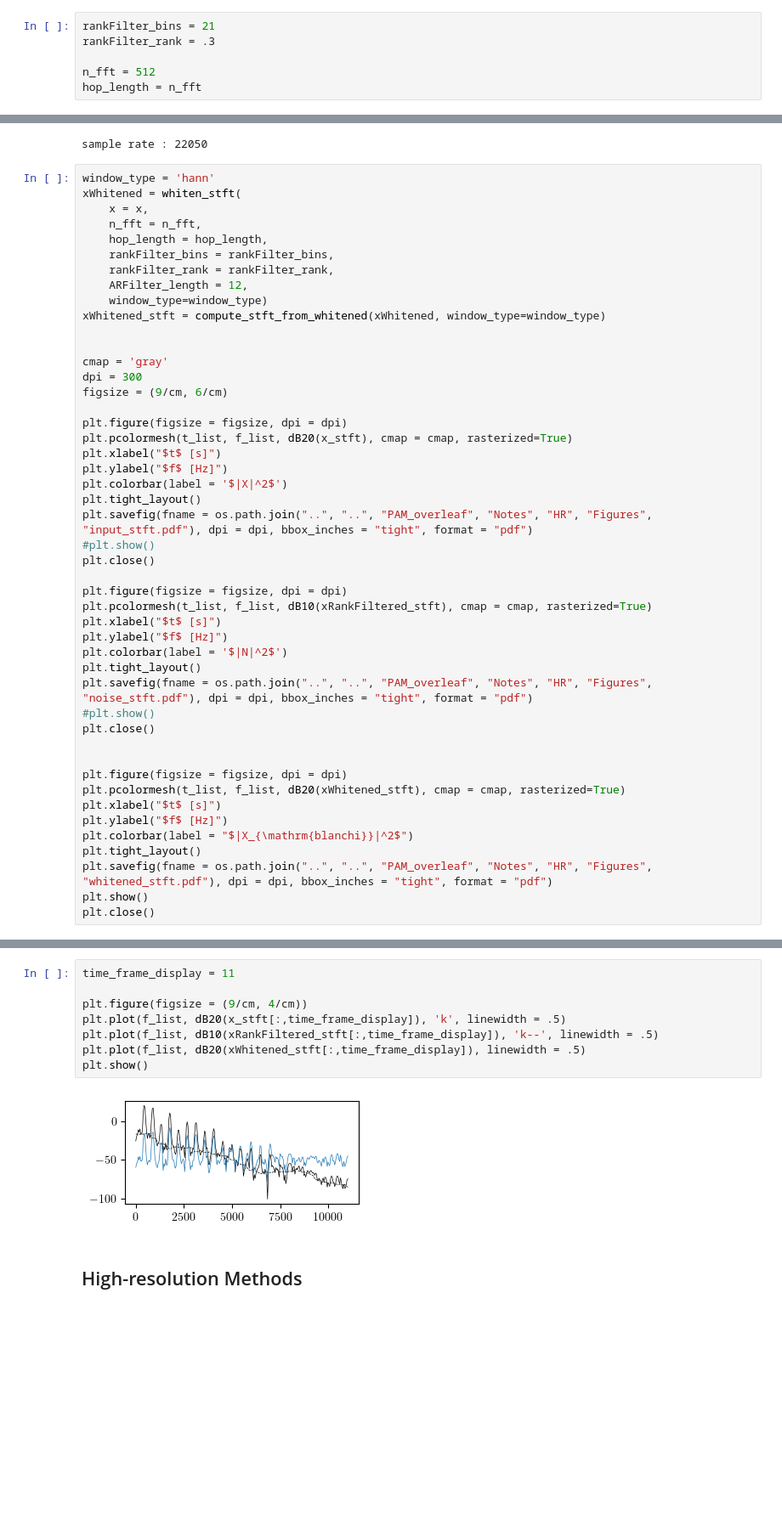
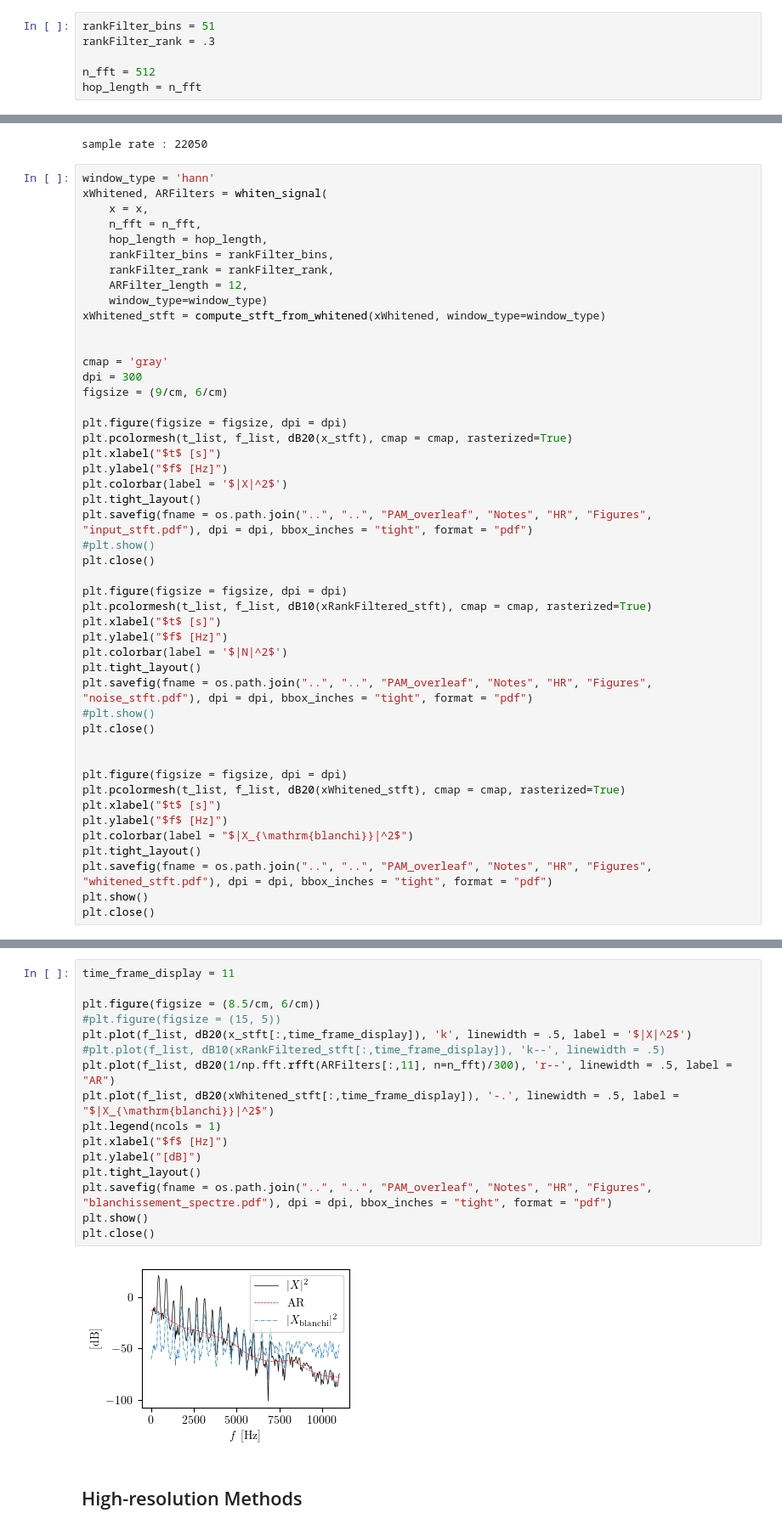
Before and after one commit to peladeaucome/ATIAM-PAM-AnalyseInstruments, a Jupyter notebook: Notebooks/come_HN.ipynb, the cells around one changed output, grey strips where cells are left out. Shown at 85% size. Drawn from its saved outputs; the diff is of its cells as text; blank space fills up the shorter version.

```diff
--- a/Notebooks/come_HN.ipynb
+++ b/Notebooks/come_HN.ipynb
@@ -69,7 +69,7 @@ plt.show()
 # %% [markdown]
 ## Whitening the noise
 # %%
-rankFilter_bins = 21
+rankFilter_bins = 51
 rankFilter_rank = .3
 
 n_fft = 512
@@ -93,7 +93,7 @@ print(f'sample rate : {sr_hz}')
 sample rate : 22050
 # %%
 window_type = 'hann'
-xWhitened = whiten_stft(
+xWhitened, ARFilters = whiten_signal(
     x = x,
     n_fft = n_fft,
     hop_length = hop_length,
@@ -145,13 +143,21 @@ plt.close()
 # %%
 time_frame_display = 11
 
-plt.figure(figsize = (9/cm, 4/cm))
-plt.plot(f_list, dB20(x_stft[:,time_frame_display]), 'k', linewidth = .5)
-plt.plot(f_list, dB10(xRankFiltered_stft[:,time_frame_display]), 'k--', linewidth = .5)
-plt.plot(f_list, dB20(xWhitened_stft[:,time_frame_display]), linewidth = .5)
+plt.figure(figsize = (8.5/cm, 6/cm))
+#plt.figure(figsize = (15, 5))
+plt.plot(f_list, dB20(x_stft[:,time_frame_display]), 'k', linewidth = .5, label = '$|X|^2$')
+#plt.plot(f_list, dB10(xRankFiltered_stft[:,time_frame_display]), 'k--', linewidth = .5)
+plt.plot(f_list, dB20(1/np.fft.rfft(ARFilters[:,11], n=n_fft)/300), 'r--', linewidth = .5, label = "AR")
+plt.plot(f_list, dB20(xWhitened_stft[:,time_frame_display]), '-.', linewidth = .5, label = "$|X_{\mathrm{blanchi}}|^2$")
+plt.legend(ncols = 1)
+plt.xlabel("$f$ [Hz]")
+plt.ylabel("[dB]")
+plt.tight_layout()
+plt.savefig(fname = os.path.join("..", "..", "PAM_overleaf", "Notes", "HR", "Figures", "blanchissement_spectre.pdf"), dpi = dpi, bbox_inches = "tight", format = "pdf")
 plt.show()
+plt.close()
 # %% [output]
-[figure, old version]
+[figure, new version]
 # %% [markdown]
 ## High-resolution Methods
 # %% [markdown]
```
Also changed, not shown: parts of 2 cells of this notebook, 1 other file.
